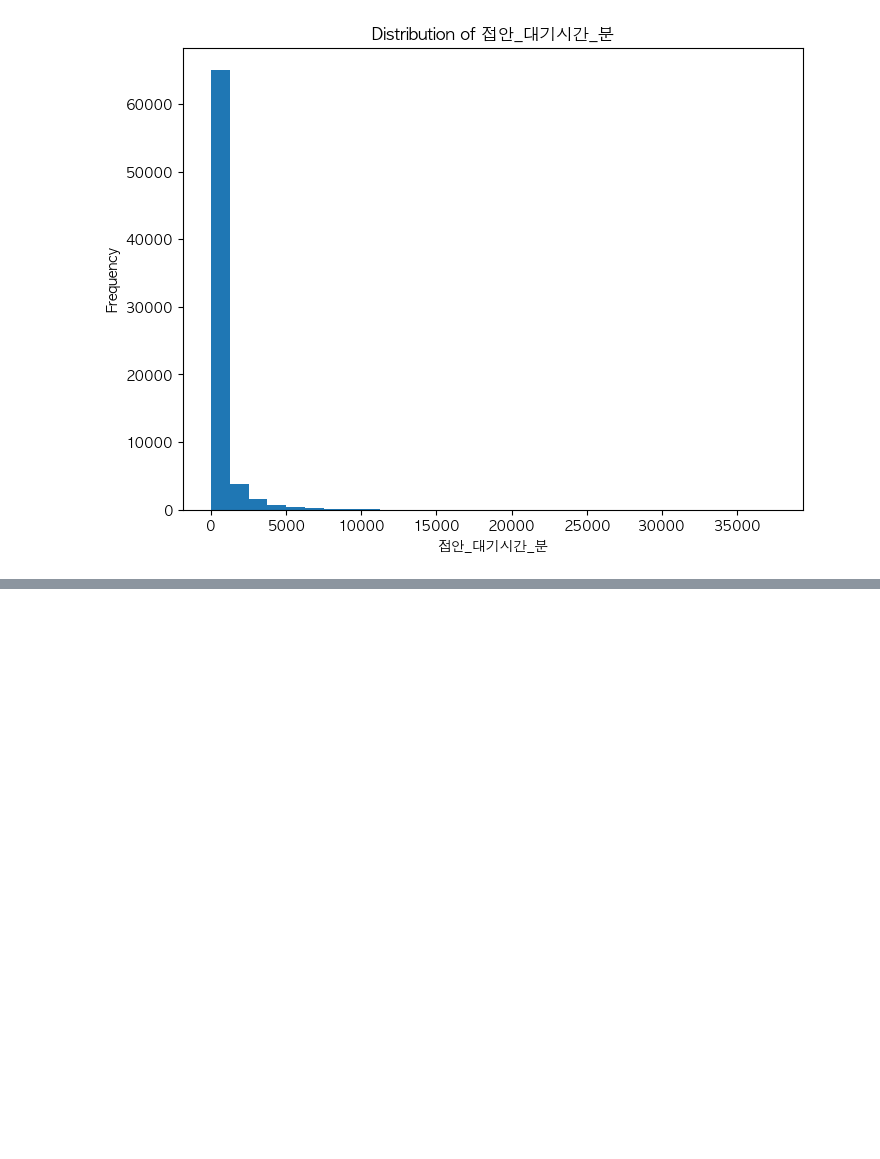
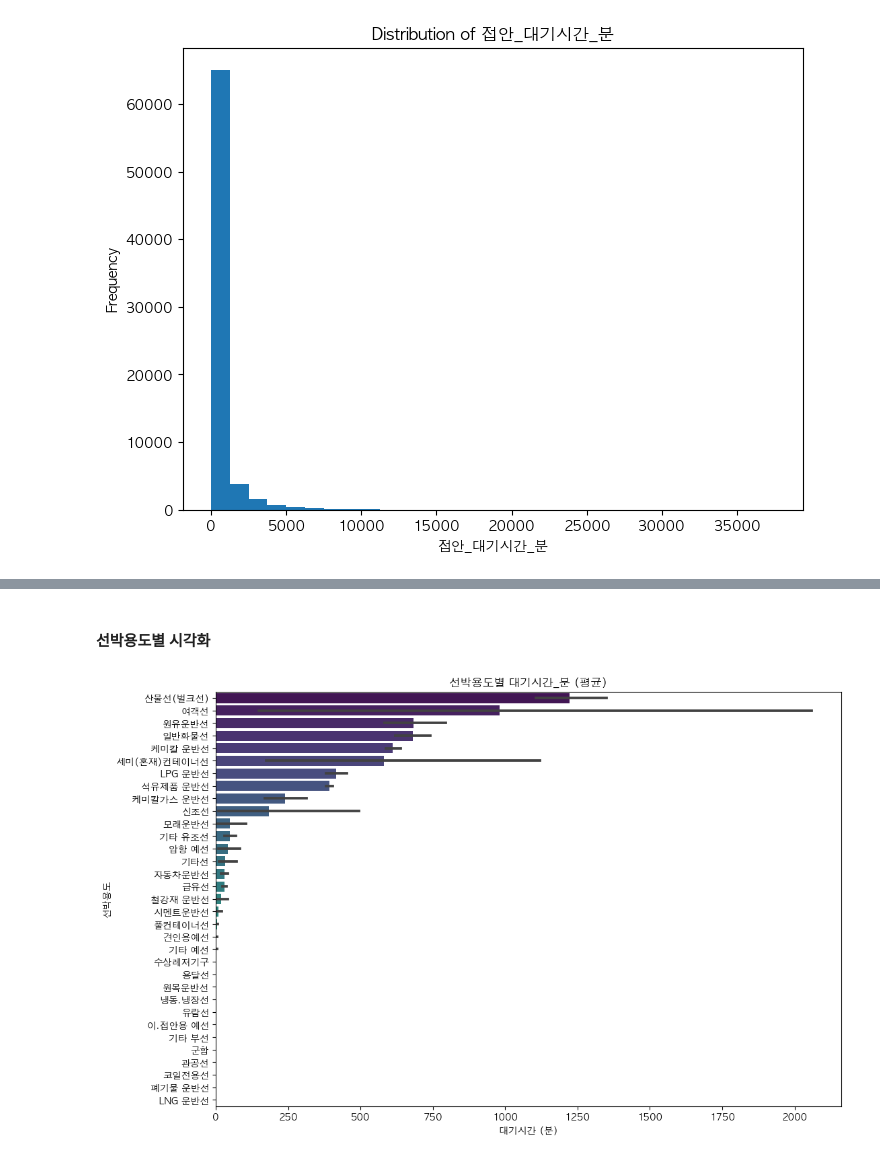
Before and after one commit to sin09135/Ship_PJT, a Jupyter notebook: ship/model/code/시계열데이터셋.ipynb, the cells around one changed output, grey strips where cells are left out. Saved outputs shown, nothing was run; the diff lists cells and outputs as text; code cells hidden in the pictures; blank space fills up the shorter version.

```diff
--- a/ship/model/code/시계열데이터셋.ipynb
+++ b/ship/model/code/시계열데이터셋.ipynb
@@ -247,0 +421,5 @@ plt.show()
+# %%
+# 최적의 클러스터 수를 선택하여 클러스터링
+optimal_k = 3  # 적절한 k 값으로 설정
+kmeans = KMeans(n_clusters=optimal_k, random_state=42)
+temp['선박용도_cluster'] = kmeans.fit_predict(temp[['선박용도_encoded']])
@@ -247,0 +448,14 @@ plt.show()
+# %% [markdown]
+#### 선박용도별 시각화
+# %%
+average_waiting_time = temp.groupby('선박용도')['접안_대기시간_분'].mean().sort_values(ascending=False)
+
+# 시각화
+fig, ax = plt.subplots(figsize=(12, 8))
+sns.barplot(x='접안_대기시간_분', y='선박용도', data=temp, order=average_waiting_time.index, palette='viridis', ax=ax)
+ax.set_title('선박용도별 대기시간_분 (평균)')
+ax.set_xlabel('대기시간 (분)')
+ax.set_ylabel('선박용도')
+plt.show()
+# %% [output]
+[figure, added]
```
Also changed, not shown: parts of 54 cells of this notebook, 10 other files.
